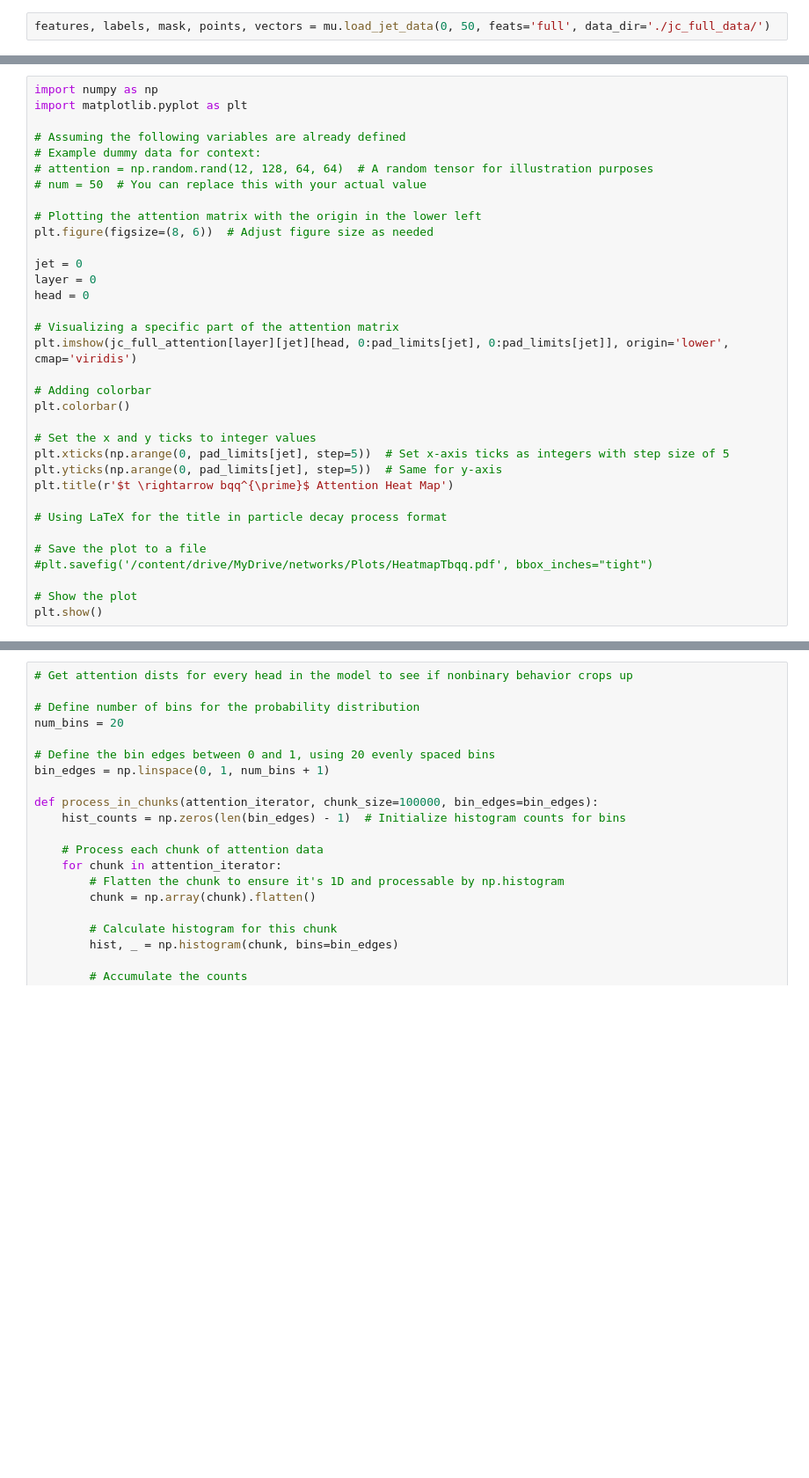
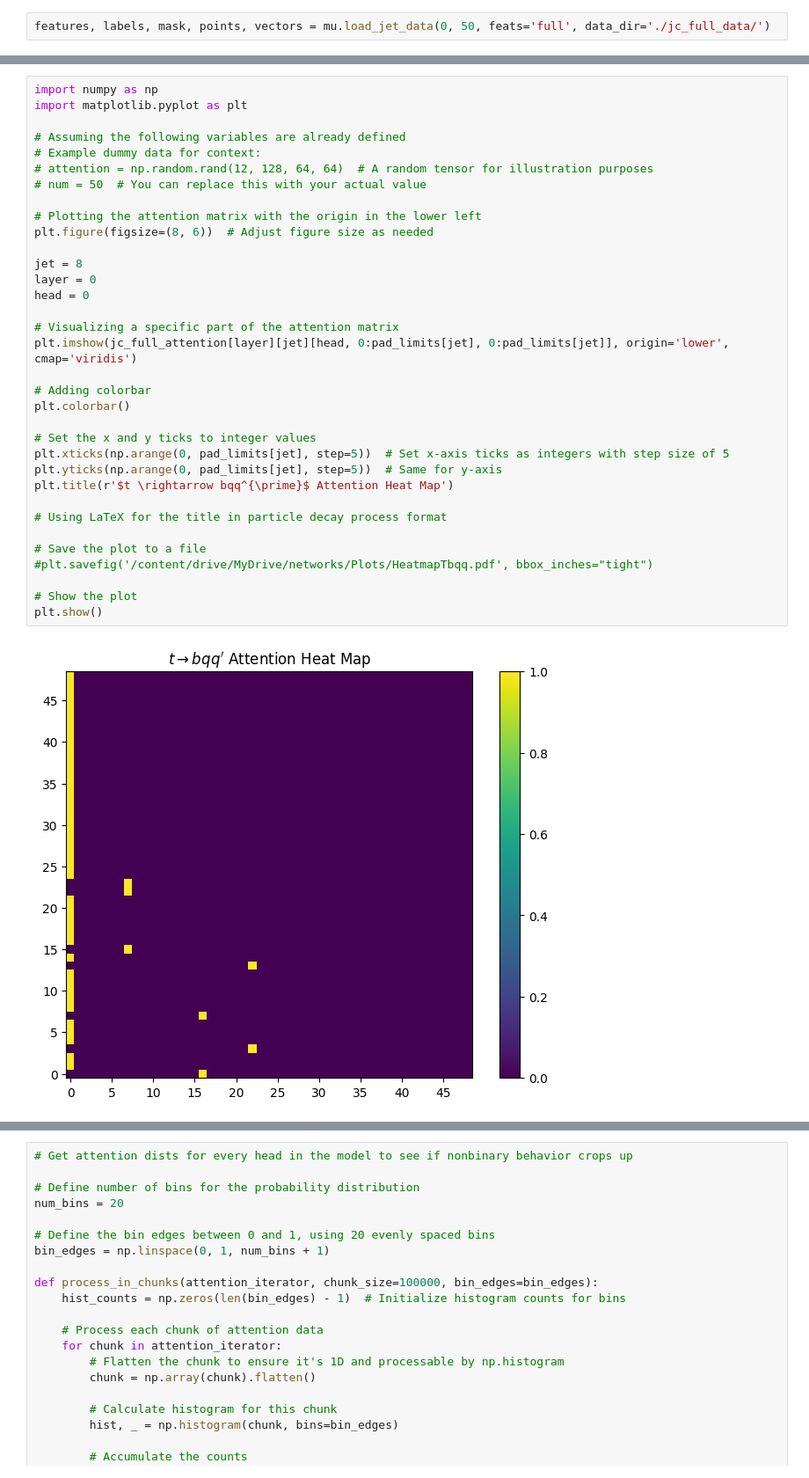
Before and after one commit to tim-legge/Interpreting-Particle-Transformers, a Jupyter notebook: interaction_study.ipynb, the cells around one changed output, grey strips where cells are left out. Shown at 88% size. Cells and saved outputs as stored; diff of their text form; blank space fills up the shorter version.

```diff
--- a/interaction_study.ipynb
+++ b/interaction_study.ipynb
@@ -124,34 +121,36 @@ import matplotlib.pyplot as plt
 
 # Assuming the following variables are already defined
 # Example dummy data for context:
 # attention = np.random.rand(12, 128, 64, 64)  # A random tensor for illustration purposes
 # num = 50  # You can replace this with your actual value
 
 # Plotting the attention matrix with the origin in the lower left
 plt.figure(figsize=(8, 6))  # Adjust figure size as needed
 
-jet = 0
+jet = 8
 layer = 0
 head = 0
 
 # Visualizing a specific part of the attention matrix
 plt.imshow(jc_full_attention[layer][jet][head, 0:pad_limits[jet], 0:pad_limits[jet]], origin='lower', cmap='viridis')
 
 # Adding colorbar
 plt.colorbar()
 
 # Set the x and y ticks to integer values
 plt.xticks(np.arange(0, pad_limits[jet], step=5))  # Set x-axis ticks as integers with step size of 5
 plt.yticks(np.arange(0, pad_limits[jet], step=5))  # Same for y-axis
 plt.title(r'$t \rightarrow bqq^{\prime}$ Attention Heat Map')
 
 # Using LaTeX for the title in particle decay process format
 
 # Save the plot to a file
 #plt.savefig('/content/drive/MyDrive/networks/Plots/HeatmapTbqq.pdf', bbox_inches="tight")
 
 # Show the plot
 plt.show()
+# %% [output]
+[figure, added]
 # %%
 import numpy as np
 import matplotlib.pyplot as plt
```
Also changed, not shown: parts of 5 cells of this notebook.
